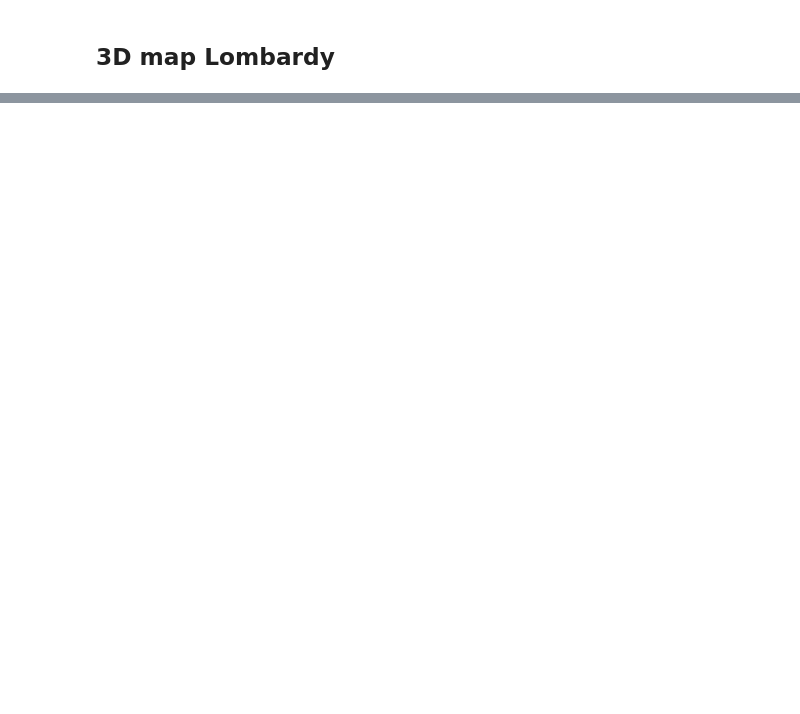
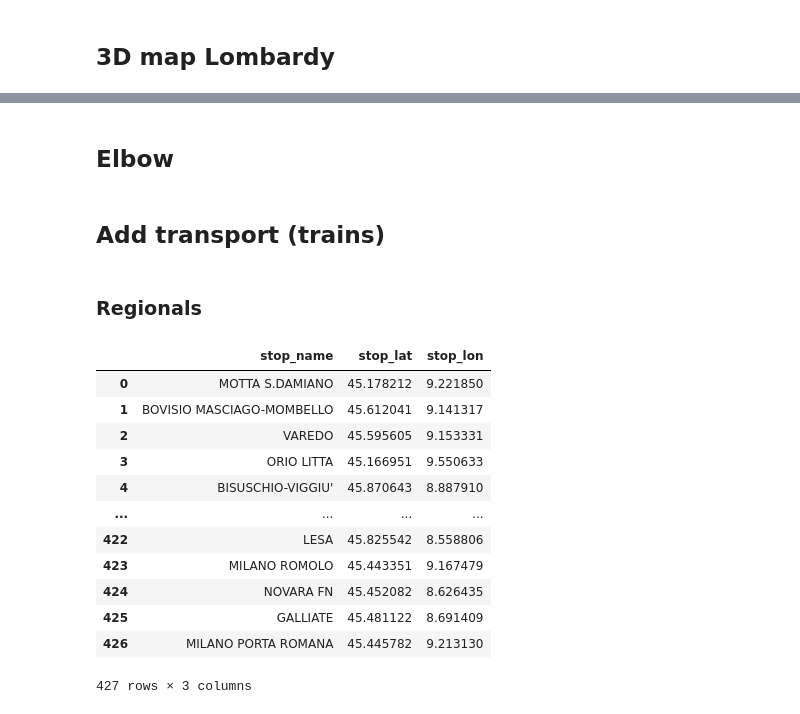
Before and after one commit to Ghibe/Thesis, a Jupyter notebook: Backup/Clustering age-gender-maritalStat.ipynb, the cells around one changed output, grey strips where cells are left out. Saved outputs shown, nothing was run; the diff lists cells and outputs as text; code cells hidden in the pictures; blank space fills up the shorter version.

```diff
--- a/Backup/Clustering age-gender-maritalStat.ipynb
+++ b/Backup/Clustering age-gender-maritalStat.ipynb
@@ -251,3 +323,5 @@ plt.show()
 # %% [output]
 [interactive output not drawn]
 [interactive output not drawn]
+# %% [markdown]
+## Elbow
@@ -253,0 +357,22 @@ plt.show()
+# %% [markdown]
+## Add transport (trains)
+# %% [markdown]
+### Regionals
+# %%
+stops = pd.read_csv("new/Orario_Ferroviario_Regionale_-_Stops.csv")
+stops= stops.drop(["stop_code","stop_id", "stop_desc", "stop_url", "location_type", "parent_station","location"],axis = 1)
+stops
+# %% [output]
+|  | stop_name | stop_lat | stop_lon |
+| 0 | MOTTA S.DAMIANO | 45.178212 | 9.221850 |
+| 1 | BOVISIO MASCIAGO-MOMBELLO | 45.612041 | 9.141317 |
+| 2 | VAREDO | 45.595605 | 9.153331 |
+| 3 | ORIO LITTA | 45.166951 | 9.550633 |
+| 4 | BISUSCHIO-VIGGIU' | 45.870643 | 8.887910 |
+| ... | ... | ... | ... |
+| 422 | LESA | 45.825542 | 8.558806 |
+| 423 | MILANO ROMOLO | 45.443351 | 9.167479 |
+| 424 | NOVARA FN | 45.452082 | 8.626435 |
+| 425 | GALLIATE | 45.481122 | 8.691409 |
+| 426 | MILANO PORTA ROMANA | 45.445782 | 9.213130 |
+427 rows × 3 columns
```
Also changed, not shown: parts of 20 cells of this notebook, 1 other file.
